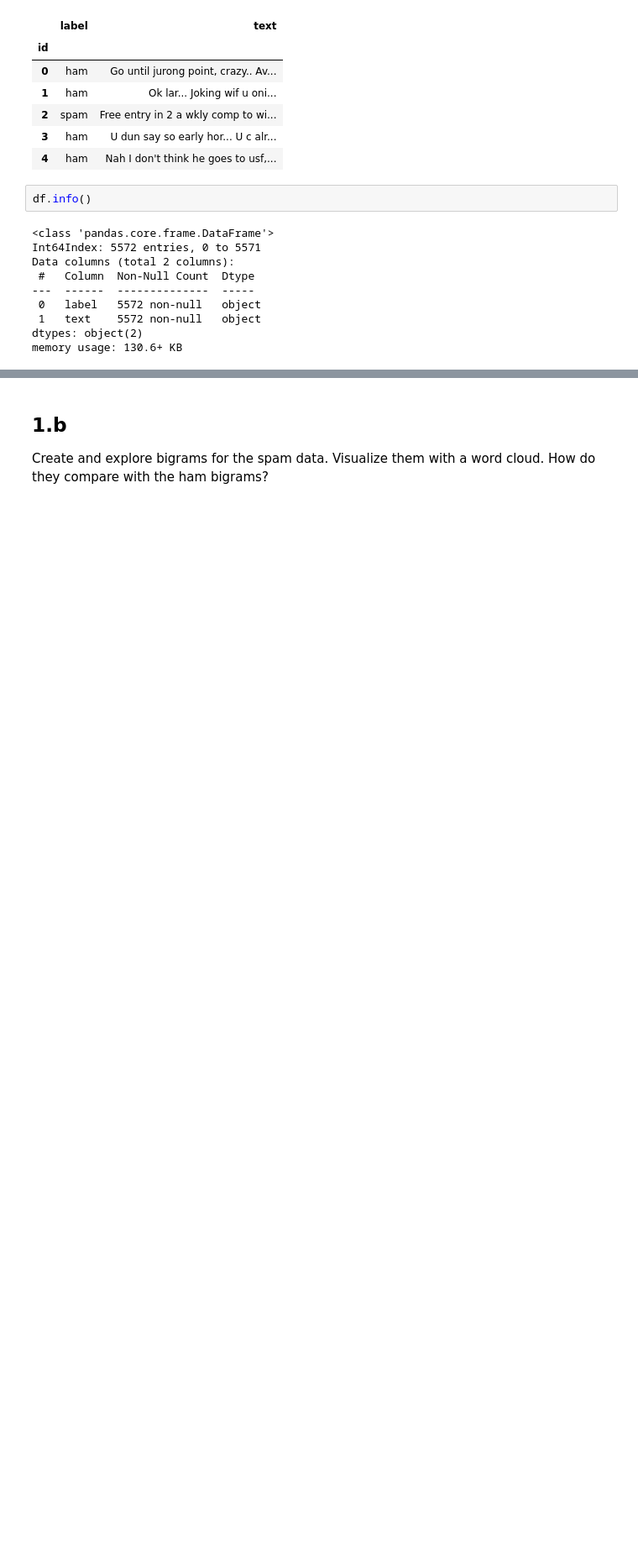
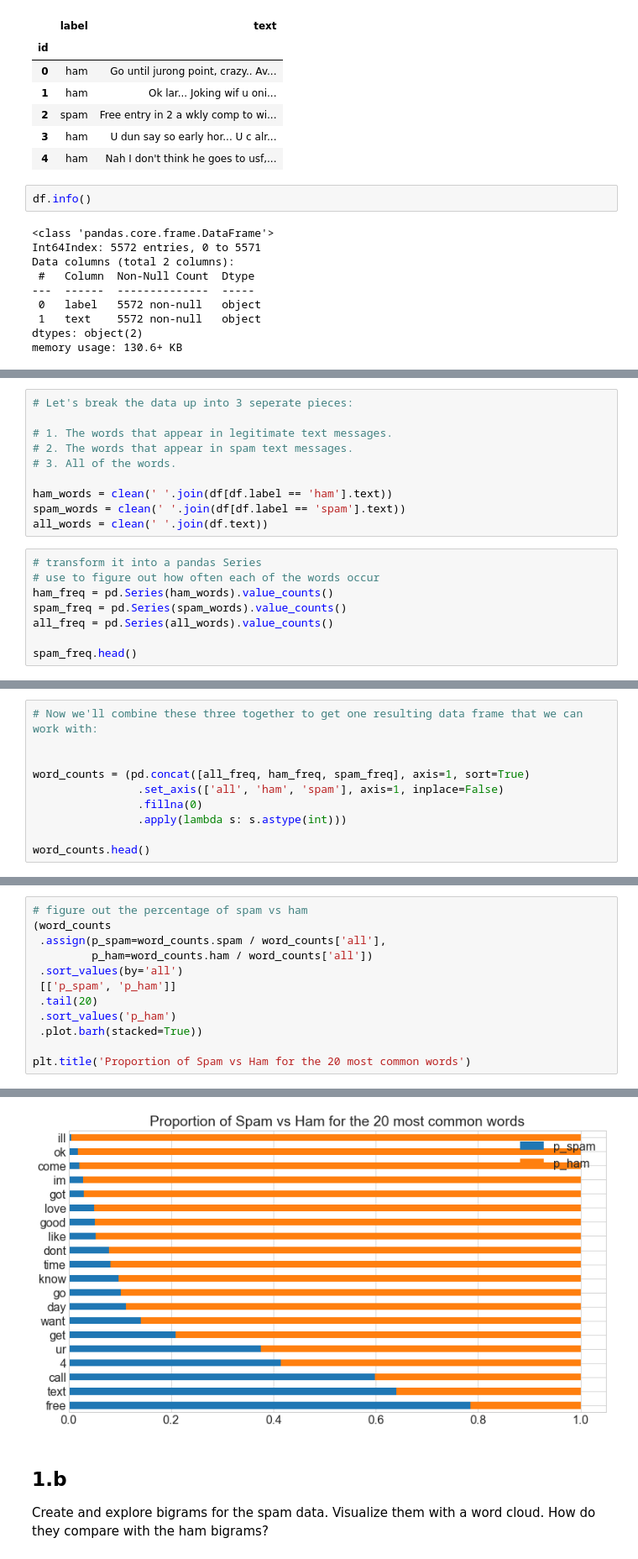
Before and after one commit to VelasquezAlejandro044/natural-language-processing-exercises, a Jupyter notebook: explore.ipynb, the cells around one changed output, grey strips where cells are left out. Shown at 84% size. Cells and saved outputs as stored; diff of their text form; blank space fills up the shorter version.

```diff
--- a/explore.ipynb
+++ b/explore.ipynb
@@ -131,0 +96,18 @@ Name: label, dtype: int64
+# %%
+# Let's break the data up into 3 seperate pieces:
+
+# 1. The words that appear in legitimate text messages.
+# 2. The words that appear in spam text messages.
+# 3. All of the words.
+
+ham_words = clean(' '.join(df[df.label == 'ham'].text))
+spam_words = clean(' '.join(df[df.label == 'spam'].text))
+all_words = clean(' '.join(df.text))
+# %%
+# transform it into a pandas Series
+# use to figure out how often each of the words occur
+ham_freq = pd.Series(ham_words).value_counts()
+spam_freq = pd.Series(spam_words).value_counts()
+all_freq = pd.Series(all_words).value_counts()
+
+spam_freq.head()
@@ -131,0 +121,10 @@ Name: label, dtype: int64
+# %%
+# Now we'll combine these three together to get one resulting data frame that we can work with:
+
+
+word_counts = (pd.concat([all_freq, ham_freq, spam_freq], axis=1, sort=True)
+                .set_axis(['all', 'ham', 'spam'], axis=1, inplace=False)
+                .fillna(0)
+                .apply(lambda s: s.astype(int)))
+
+word_counts.head()
@@ -131,0 +173,13 @@ Name: label, dtype: int64
+# %%
+# figure out the percentage of spam vs ham
+(word_counts
+ .assign(p_spam=word_counts.spam / word_counts['all'],
+         p_ham=word_counts.ham / word_counts['all'])
+ .sort_values(by='all')
+ [['p_spam', 'p_ham']]
+ .tail(20)
+ .sort_values('p_ham')
+ .plot.barh(stacked=True))
+
+plt.title('Proportion of Spam vs Ham for the 20 most common words')
+# %% [output]
@@ -132,3 +187,4 @@ Name: label, dtype: int64
+[figure, added]
 # %% [markdown]
 ## 1.b
 Create and explore bigrams for the spam data. Visualize them with a word cloud. How do they compare with the ham bigrams?
```
Also changed, not shown: parts of 60 cells of this notebook, 2 other files.
